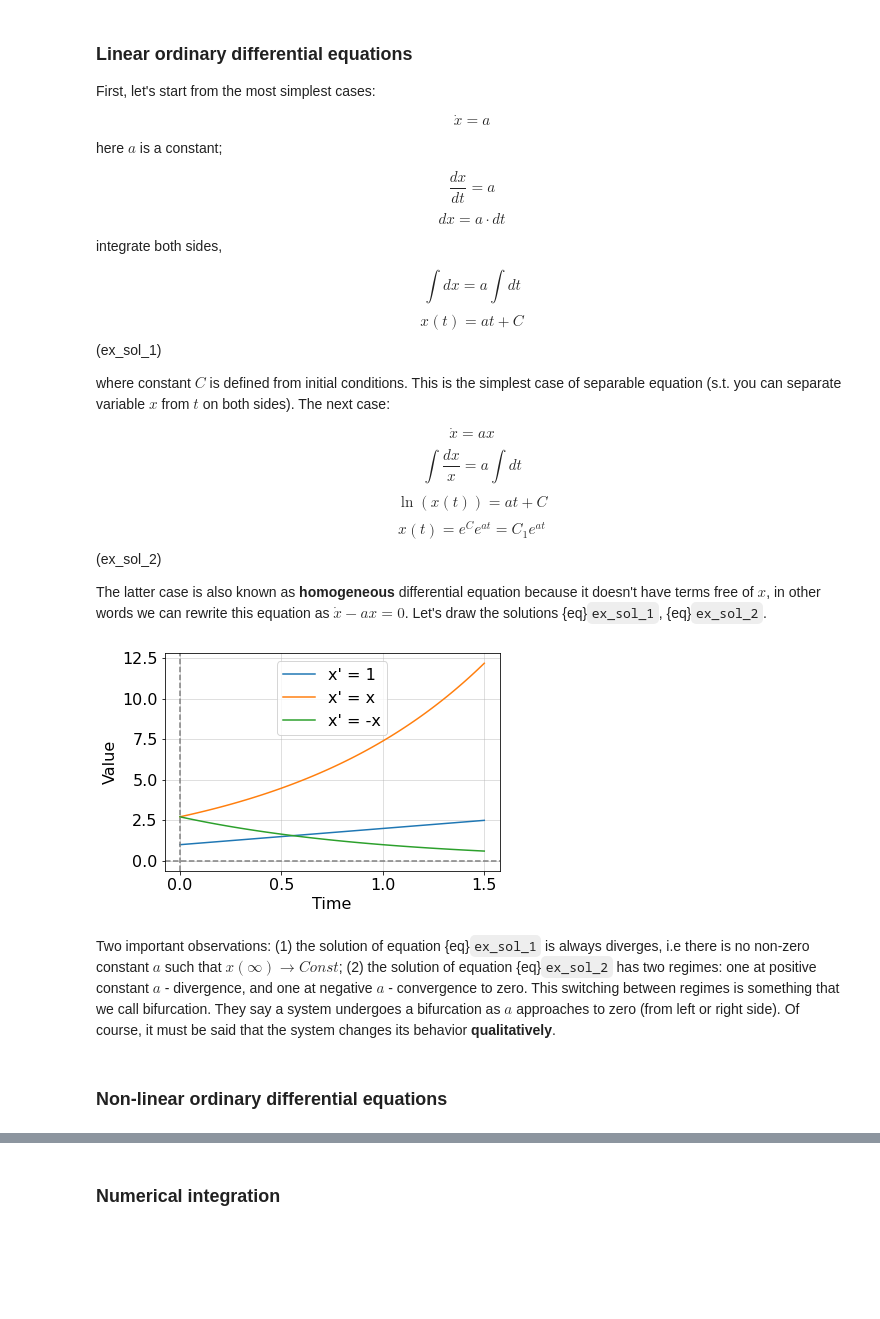
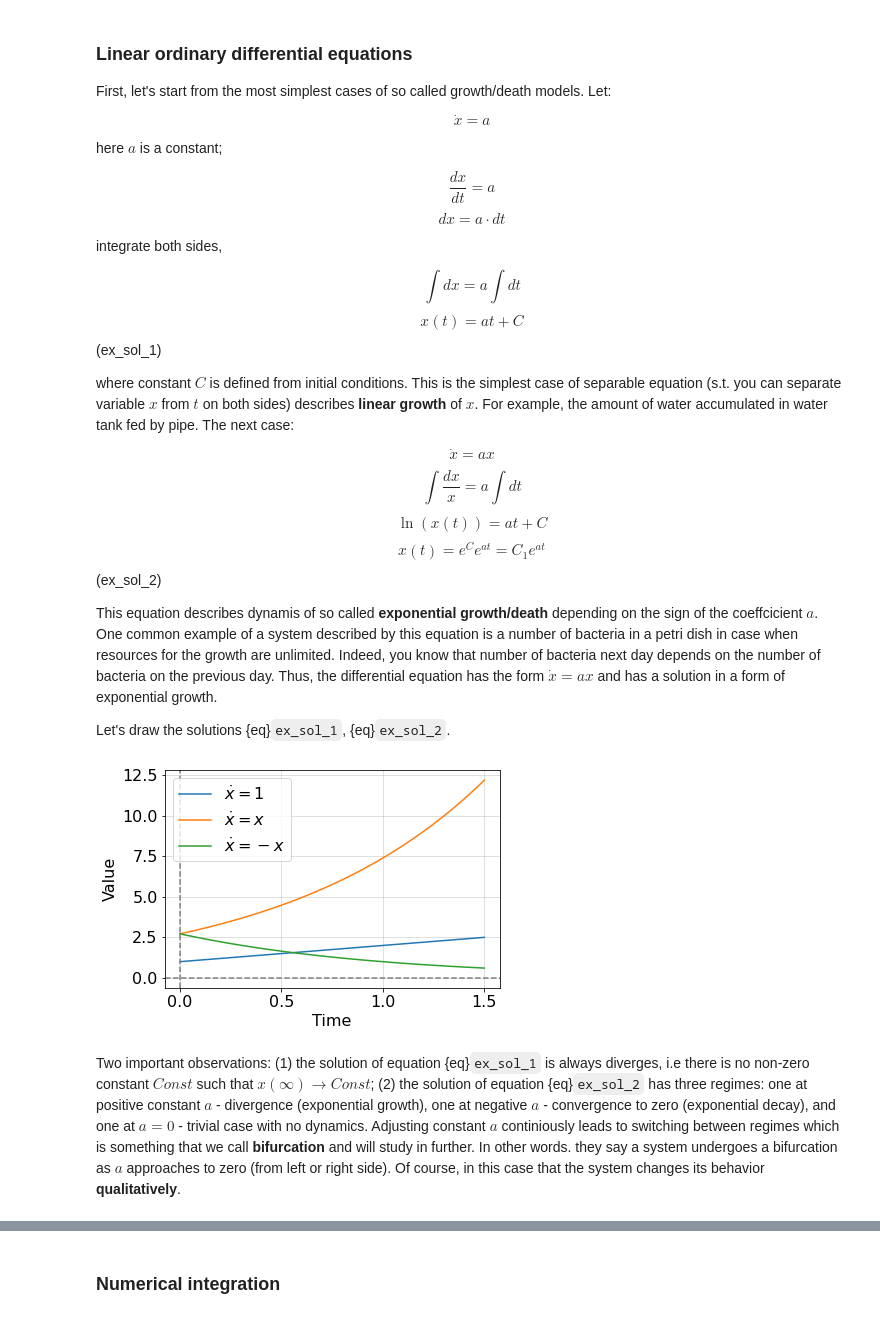
Before and after one commit to ComputationalAgingLab/computational_aging_course, a Jupyter notebook: _sources/dyn/system_resilience.ipynb, the cells around one changed output, grey strips where cells are left out. Drawn from its saved outputs; the diff is of its cells as text; code cells hidden in the pictures; blank space fills up the shorter version.

```diff
--- a/_sources/dyn/system_resilience.ipynb
+++ b/_sources/dyn/system_resilience.ipynb
@@ -42,7 +43,7 @@ where f(x, t) - given function of time $t$ and state variable $x$ itself. Note,
 # %% [markdown]
 ### Linear ordinary differential equations
 
-First, let's start from the most simplest cases:
+First, let's start from the most simplest cases of so called growth/death models. Let:
 
 $$
     \dot{x} = a
@@ -66,7 +67,7 @@ $$
     x(t) = at + C
 $$ (ex_sol_1)
 
-where constant $C$ is defined from initial conditions. This is the simplest case of separable equation (s.t. you can separate variable $x$ from $t$ on both sides). The next case:
+where constant $C$ is defined from initial conditions. This is the simplest case of separable equation (s.t. you can separate variable $x$ from $t$ on both sides) describes **linear growth** of $x$. For example, the amount of water accumulated in water tank fed by pipe. The next case:
 
 $$
     \dot{x} = ax
@@ -81,31 +82,31 @@ $$
     x(t) = e^Ce^{at} = C_1e^{at}
 $$ (ex_sol_2)
 
-The latter case is also known as **homogeneous** differential equation because it doesn't have terms free of $x$, in other words we can rewrite this equation as $\dot{x} - ax = 0$. Let's draw the solutions {eq}`ex_sol_1`, {eq}`ex_sol_2`.
+This equation describes dynamis of so called **exponential growth/death** depending on the sign of the coeffcicient $a$. One common example of a system described by this equation is a number of bacteria in a petri dish in case when resources for the growth are unlimited. Indeed, you know that number of bacteria next day depends on the number of bacteria on the previous day. Thus, the differential equation has the form $\dot{x} = ax$ and has a solution in a form of exponential growth.
+
+Let's draw the solutions {eq}`ex_sol_1`, {eq}`ex_sol_2`.
 # %%
 import matplotlib.pyplot as plt
 import numpy as np
 plt.rcParams['font.size'] = '16' # increase font size
 
 x1 = lambda t, a, C: a*t + C
 x2 = lambda t, a, C: np.exp(a*t) * np.exp(C)
 
 t = np.linspace(0, 1.5, 100)
 C = 1
 
 fig, ax = plt.subplots(1, 1)
 ax.set_xlabel('Time')
 ax.set_ylabel('Value')
-ax.plot(t, x1(t, 1, C), label='x\' = 1');
-ax.plot(t, x2(t, 1, C), label='x\' = x');
-ax.plot(t, x2(t, -1, C), label='x\' = -x');
+ax.plot(t, x1(t, 1, C), label='$\dot{x} = 1$');
+ax.plot(t, x2(t, 1, C), label='$\dot{x} = x$');
+ax.plot(t, x2(t, -1, C), label='$\dot{x} = -x$');
 ax.axhline(0, color='grey', ls='--')
 ax.axvline(0, color='grey', ls='--')
 ax.grid(alpha=0.5)
 ax.legend();
 # %% [output]
-[figure, old version]
+[figure, new version]
 # %% [markdown]
-Two important observations: (1) the solution of equation {eq}`ex_sol_1` is always diverges, i.e there is no non-zero constant $a$ such that $x(\infty) \to Const$; (2) the solution of equation {eq}`ex_sol_2` has two regimes: one at positive constant $a$ - divergence, and one at negative $a$ - convergence to zero. This switching between regimes is something that we call bifurcation. They say a system undergoes a bifurcation as $a$ approaches to zero (from left or right side). Of course, it must be said that the system changes its behavior **qualitatively**.
+Two important observations: (1) the solution of equation {eq}`ex_sol_1` is always diverges, i.e there is no non-zero constant $Const$ such that $x(\infty) \to Const$; (2) the solution of equation {eq}`ex_sol_2` has three regimes: one at positive constant $a$ - divergence (exponential growth), one at negative $a$ - convergence to zero (exponential decay), and one at $a=0$ - trivial case with no dynamics. Adjusting constant $a$ continiously leads to switching between regimes which is something that we call **bifurcation** and will study in further. In other words. they say a system undergoes a bifurcation as $a$ approaches to zero (from left or right side). Of course, in this case that the system changes its behavior **qualitatively**.
-# %% [markdown]
-### Non-linear ordinary differential equations
```
Also changed, not shown: parts of 9 cells of this notebook, 10 other files.
